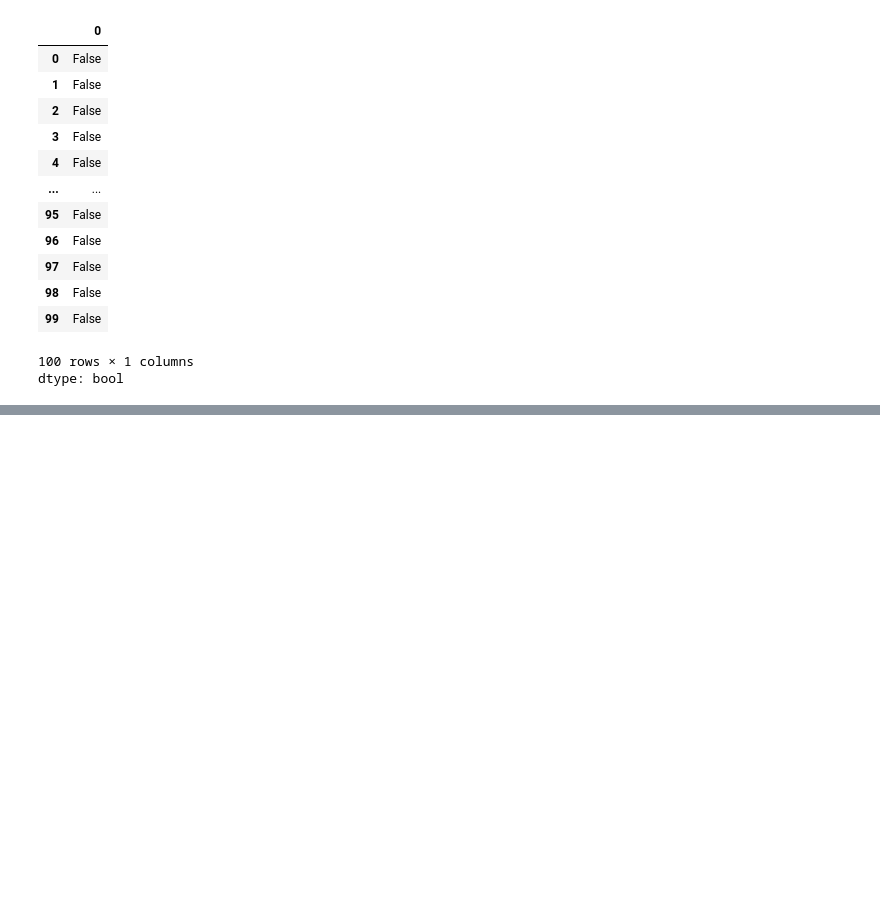
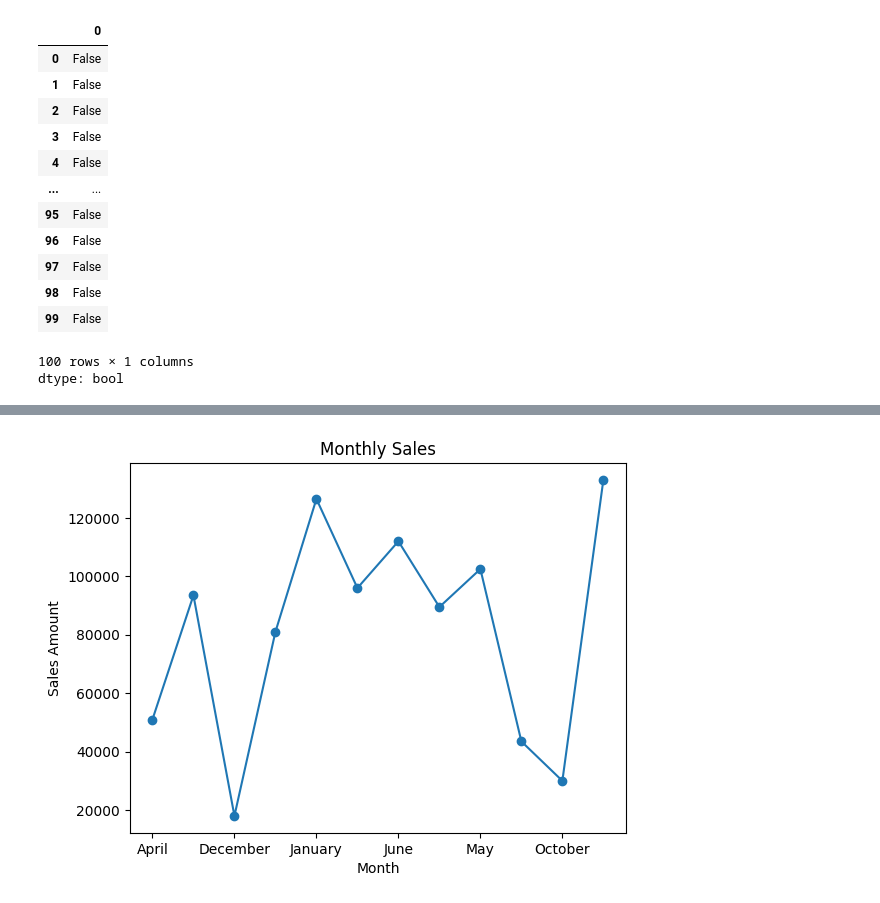
Before and after one commit to darlinesther2006-bot/project, a Jupyter notebook: project.ipynb, the cells around one changed output, grey strips where cells are left out. Drawn from its saved outputs; the diff is of its cells as text; code cells hidden in the pictures; blank space fills up the shorter version.

```diff
--- a/project.ipynb
+++ b/project.ipynb
@@ -144,0 +239,3 @@ dtype: bool
+# %%
+monthly_sales = df.groupby('Month')['Amount'].sum()
+print(monthly_sales)
@@ -144,0 +267,10 @@ dtype: bool
+# %%
+monthly_sales.plot(kind='line',marker='o')
+
+plt.title('Monthly Sales')
+plt.xlabel('Month')
+plt.ylabel('Sales Amount')
+
+plt.show()
+# %% [output]
+[figure, added]
```
Also changed, not shown: parts of 10 cells of this notebook.
